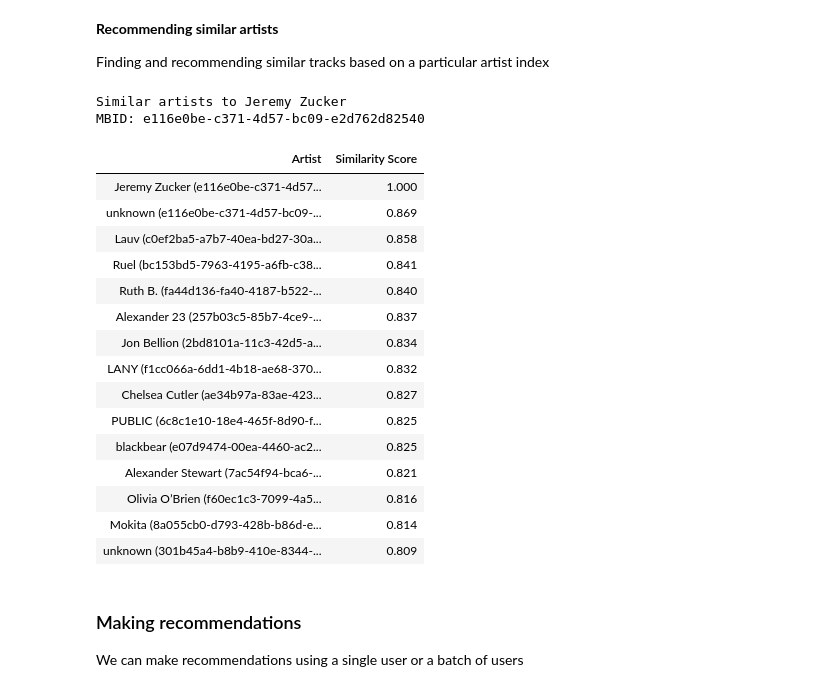
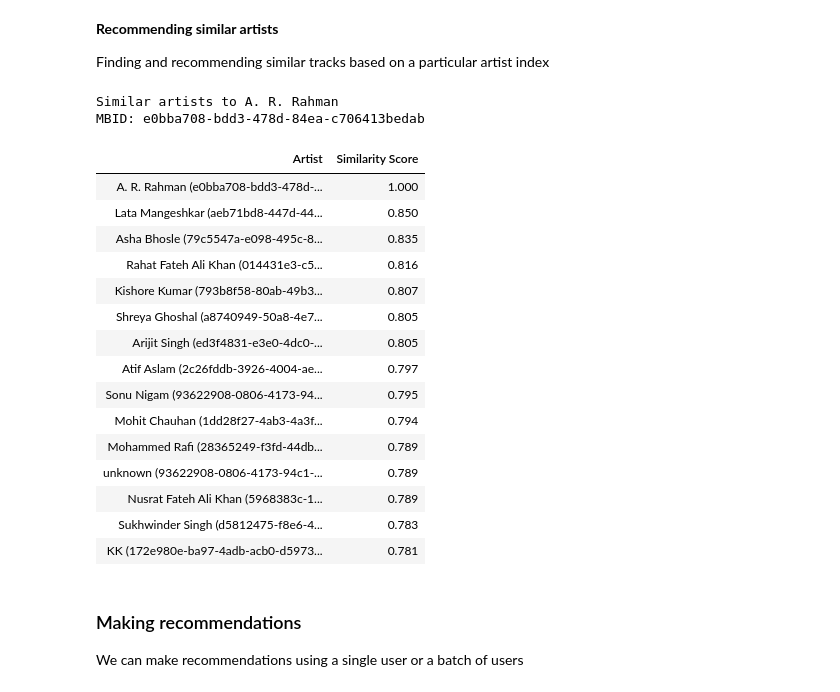
Before and after one commit to MadhavJ06/amplab-collaborative-filtering, a Jupyter notebook: AMPLab_Colabfilter_Madhav.ipynb, the cells around one changed output. Saved outputs shown, nothing was run; the diff lists cells and outputs as text; code cells hidden in the pictures.

Commit message:
Checked with more similar artist recommendations

```diff
--- a/AMPLab_Colabfilter_Madhav.ipynb
+++ b/AMPLab_Colabfilter_Madhav.ipynb
@@ -831,31 +831,33 @@ def find_similar_artists(artist_mbid: str, N: int = 10) -> HTML:
 # %%
 # Find similar artists using artist IDs
 pinkfloyd_mbid = "83d91898-7763-47d7-b03b-b92132375c47"
 jeremyzucker_mbid = 'e116e0be-c371-4d57-bc09-e2d762d82540'
 coldplay_mbid = 'cc197bad-dc9c-440d-a5b5-d52ba2e14234'
 the1975_mbid =  '5b6ebfe0-f72b-4902-bba9-74c8af0f1af0'
 illenium_mbid = '5f43abf6-92a5-468a-a633-b73f94627972'
+arrahman_mbid = 'e0bba708-bdd3-478d-84ea-c706413bedab'
+anirudh_mbid = 'cf76861a-c1f5-456d-8d17-5994d05eecf8'
 
-find_similar_artists(jeremyzucker_mbid, N=15)
+find_similar_artists(arrahman_mbid, N=15)
 # %% [output]
-Similar artists to Jeremy Zucker
-MBID: e116e0be-c371-4d57-bc09-e2d762d82540
+Similar artists to A. R. Rahman
+MBID: e0bba708-bdd3-478d-84ea-c706413bedab
 | Artist | Similarity Score |
-| Jeremy Zucker (e116e0be-c371-4d57... | 1.000 |
-| unknown (e116e0be-c371-4d57-bc09-... | 0.869 |
-| Lauv (c0ef2ba5-a7b7-40ea-bd27-30a... | 0.858 |
-| Ruel (bc153bd5-7963-4195-a6fb-c38... | 0.841 |
-| Ruth B. (fa44d136-fa40-4187-b522-... | 0.840 |
-| Alexander 23 (257b03c5-85b7-4ce9-... | 0.837 |
-| Jon Bellion (2bd8101a-11c3-42d5-a... | 0.834 |
-| LANY (f1cc066a-6dd1-4b18-ae68-370... | 0.832 |
-| Chelsea Cutler (ae34b97a-83ae-423... | 0.827 |
-| PUBLIC (6c8c1e10-18e4-465f-8d90-f... | 0.825 |
-| blackbear (e07d9474-00ea-4460-ac2... | 0.825 |
-| Alexander Stewart (7ac54f94-bca6-... | 0.821 |
-| Olivia O’Brien (f60ec1c3-7099-4a5... | 0.816 |
-| Mokita (8a055cb0-d793-428b-b86d-e... | 0.814 |
-| unknown (301b45a4-b8b9-410e-8344-... | 0.809 |
+| A. R. Rahman (e0bba708-bdd3-478d-... | 1.000 |
+| Lata Mangeshkar (aeb71bd8-447d-44... | 0.850 |
+| Asha Bhosle (79c5547a-e098-495c-8... | 0.835 |
+| Rahat Fateh Ali Khan (014431e3-c5... | 0.816 |
+| Kishore Kumar (793b8f58-80ab-49b3... | 0.807 |
+| Shreya Ghoshal (a8740949-50a8-4e7... | 0.805 |
+| Arijit Singh (ed3f4831-e3e0-4dc0-... | 0.805 |
+| Atif Aslam (2c26fddb-3926-4004-ae... | 0.797 |
+| Sonu Nigam (93622908-0806-4173-94... | 0.795 |
+| Mohit Chauhan (1dd28f27-4ab3-4a3f... | 0.794 |
+| Mohammed Rafi (28365249-f3fd-44db... | 0.789 |
+| unknown (93622908-0806-4173-94c1-... | 0.789 |
+| Nusrat Fateh Ali Khan (5968383c-1... | 0.789 |
+| Sukhwinder Singh (d5812475-f8e6-4... | 0.783 |
+| KK (172e980e-ba97-4adb-acb0-d5973... | 0.781 |
 # %% [markdown]
 ### Making recommendations
 
```
Also changed, not shown: 1 other file.
